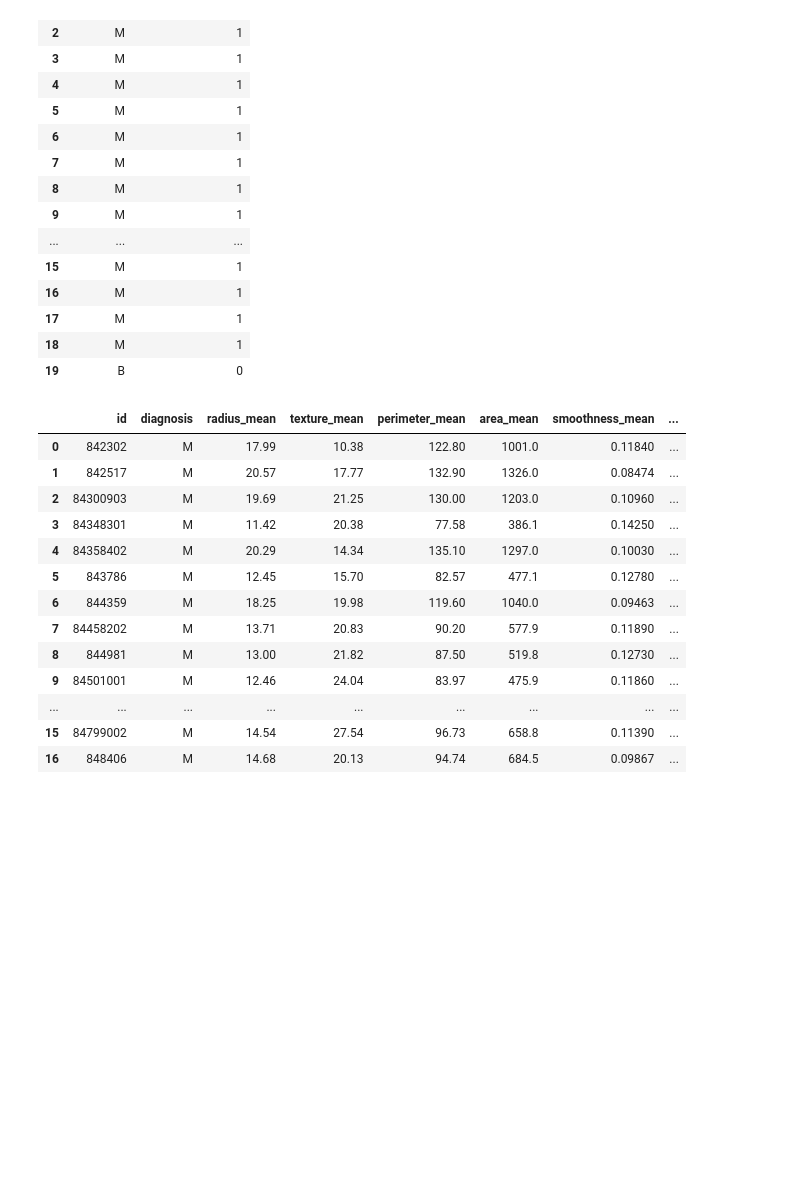
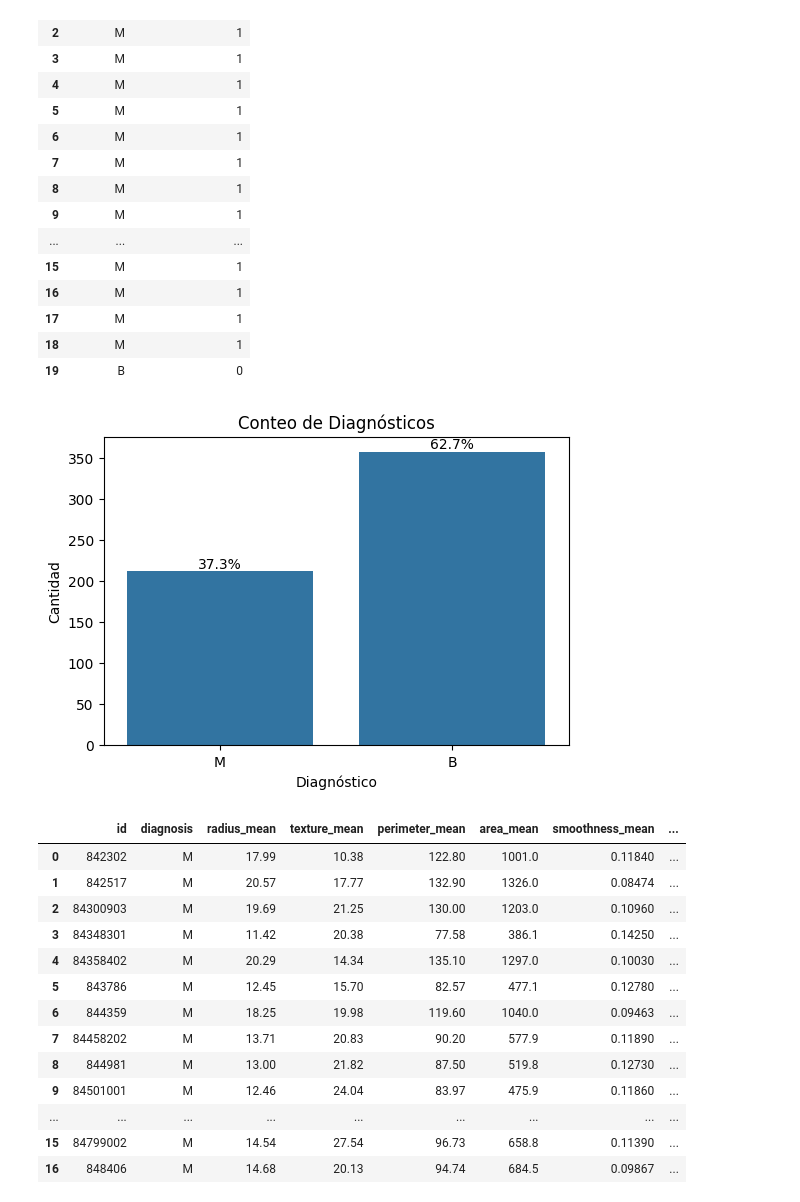
Before and after one commit to Mcps40/Dunder, a Jupyter notebook: data_Cancer.ipynb, the cells around one changed output. Drawn from its saved outputs; the diff is of its cells as text; code cells hidden in the pictures; blank space fills up the shorter version.

```diff
--- a/data_Cancer.ipynb
+++ b/data_Cancer.ipynb
@@ -194,6 +185,28 @@ display(data[['diagnosis', 'diagnosis_encoded']].head(20))
 | 17 | M | 1 |
 | 18 | M | 1 |
 | 19 | B | 0 |
+# %%
+
+import seaborn as sns
+import matplotlib.pyplot as plt
+
+plt.figure(figsize=(6, 4))
+ax = sns.countplot(x='diagnosis', data=data)
+plt.title('Conteo de Diagnósticos')
+plt.xlabel('Diagnóstico')
+plt.ylabel('Cantidad')
+
+# Calculate percentages
+total = len(data)
+for p in ax.patches:
+    percentage = f'{100 * p.get_height() / total:.1f}%'
+    x = p.get_x() + p.get_width() / 2
+    y = p.get_height()
+    ax.annotate(percentage, (x, y), ha='center', va='bottom')
+
+plt.show()
+# %% [output]
+[figure, added]
 # %%
 display(data.head(20))
 # %% [output]
```
Also changed, not shown: parts of 10 cells of this notebook.
